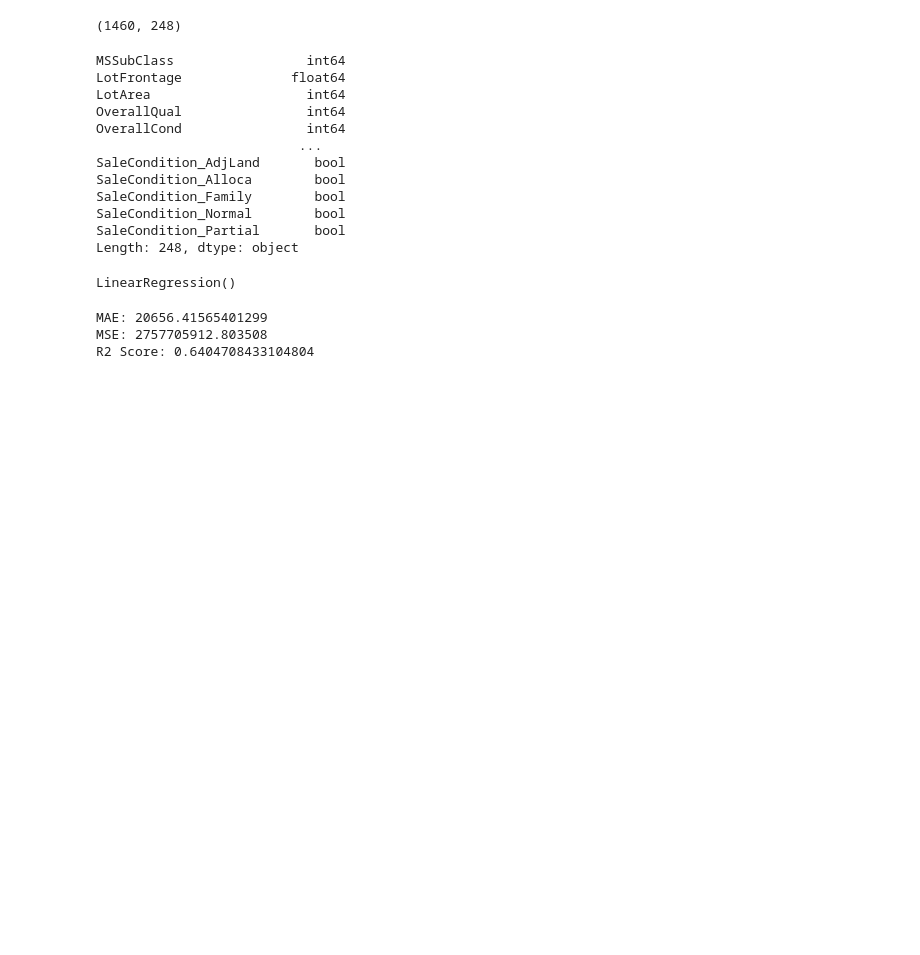
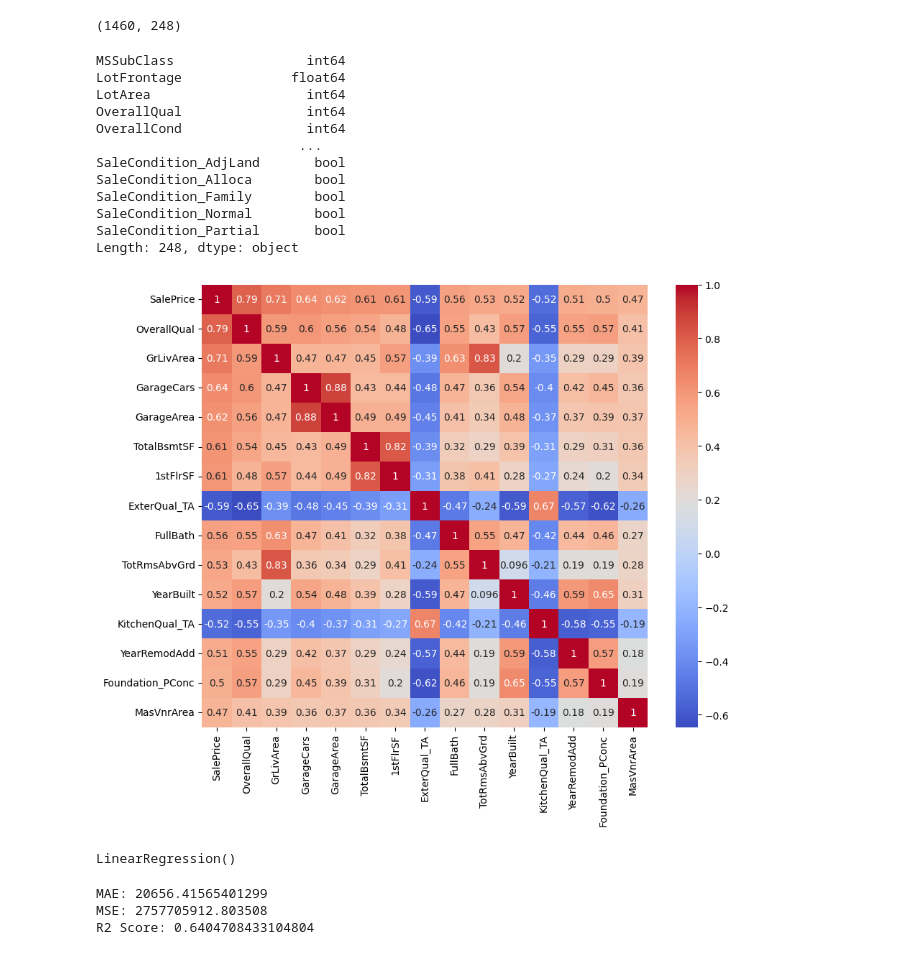
Before and after one commit to ModrechaTeja/House-Price-project, a Jupyter notebook: House Prices – Advanced Regression.ipynb, the cells around one changed output. Cells and saved outputs as stored; diff of their text form; code cells hidden in the pictures; blank space fills up the shorter version.

```diff
--- a/House Prices – Advanced Regression.ipynb
+++ b/House Prices – Advanced Regression.ipynb
@@ -143,6 +160,20 @@ SaleCondition_Family        bool
 SaleCondition_Normal        bool
 SaleCondition_Partial       bool
 Length: 248, dtype: object
+# %%
+corr = df.corr()
+
+top_features = corr["SalePrice"].abs().sort_values(ascending=False).head(15).index
+
+plt.figure(figsize=(10,8))
+sns.heatmap(
+    df[top_features].corr(),
+    annot=True,
+    cmap="coolwarm"
+)
+plt.show()
+# %% [output]
+[figure, added]
 # %%
 X = df.drop(["SalePrice"],axis=1)
 y = df["SalePrice"]
```
Also changed, not shown: parts of 18 cells of this notebook.
